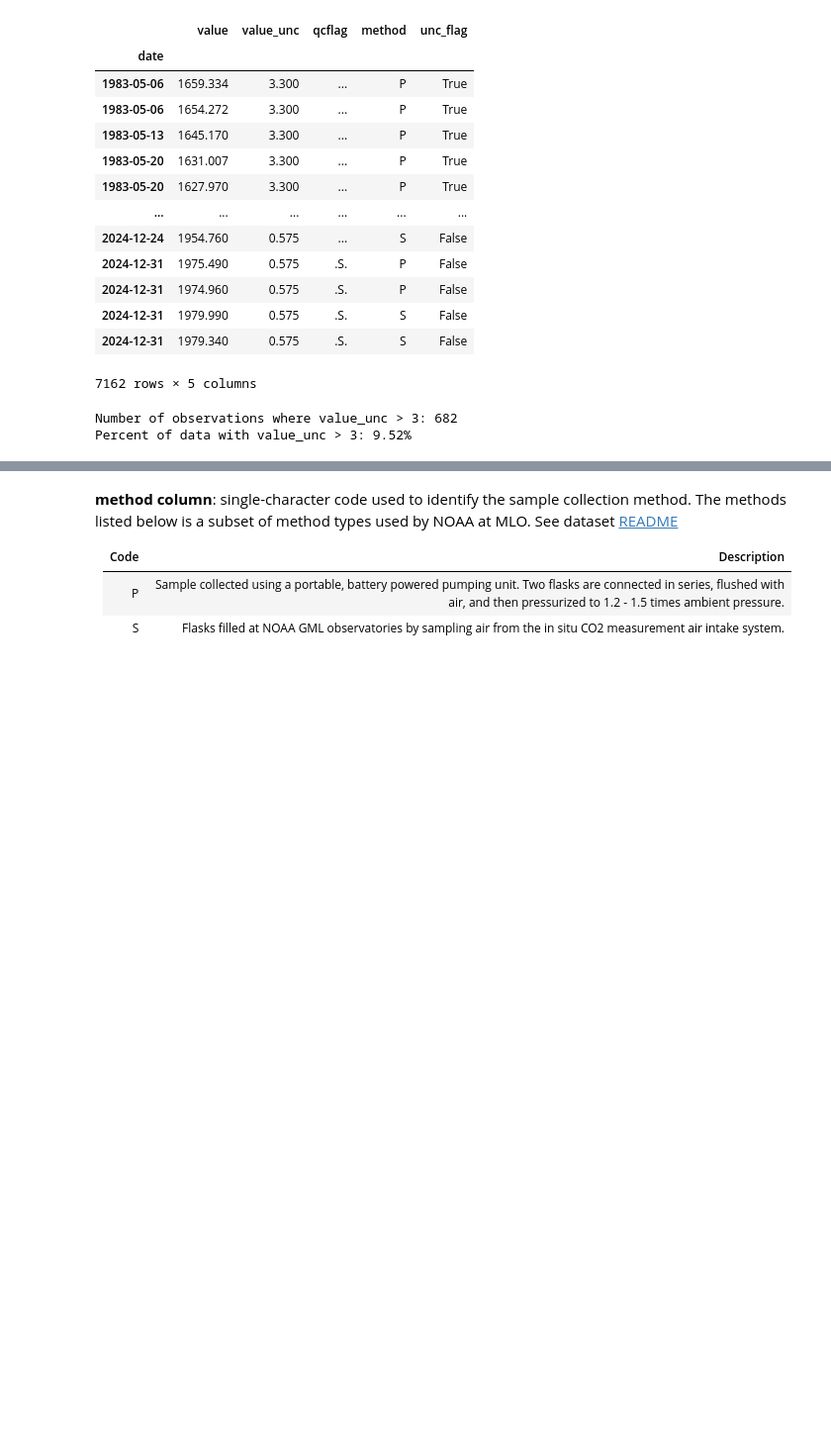
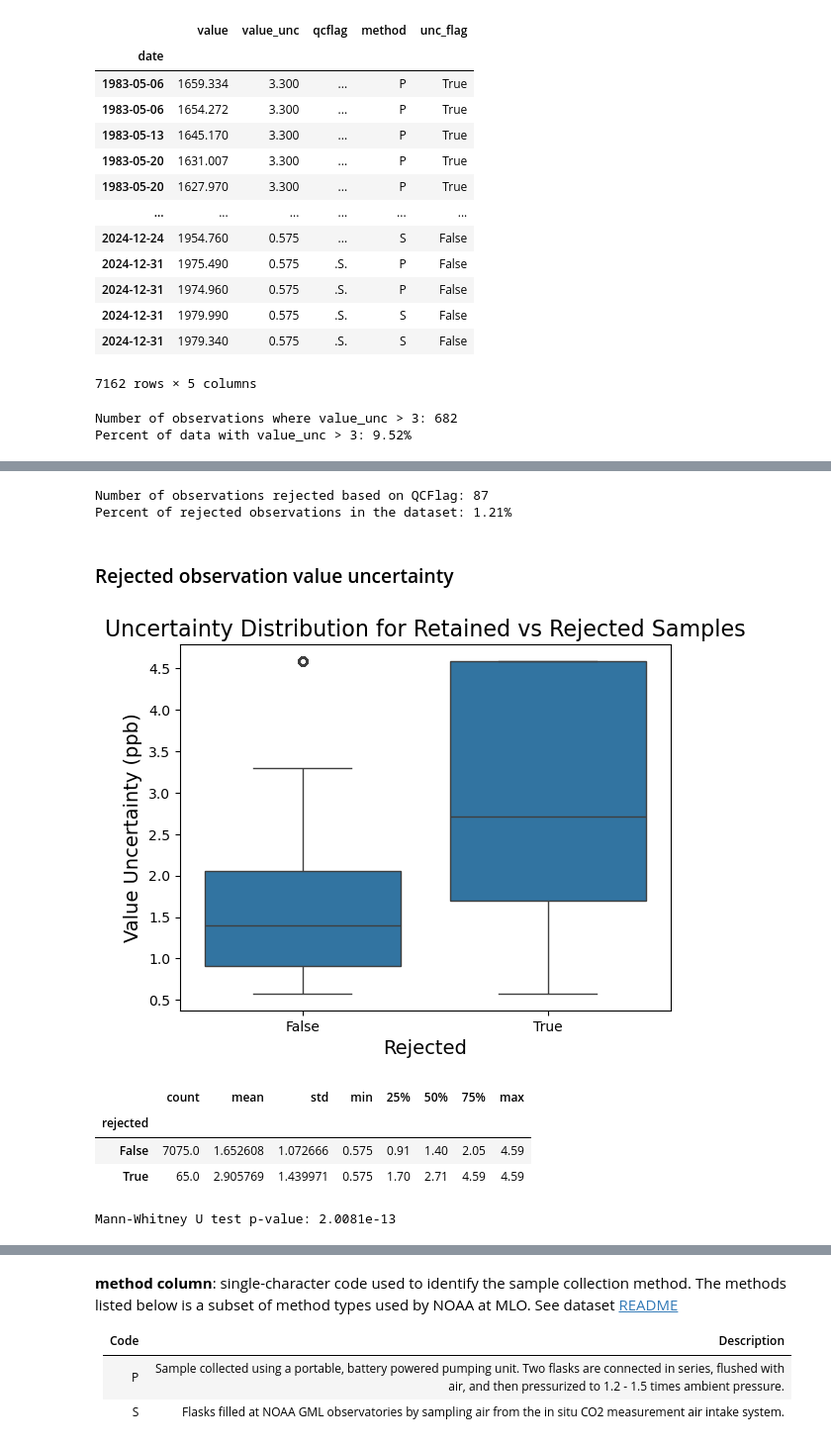
Before and after one commit to apl888/greenhouse-gas-forecasting, a Jupyter notebook: notebooks/2_ch4_eda.ipynb, the cells around one changed output, grey strips where cells are left out. Shown at 99% size. Saved outputs shown, nothing was run; the diff lists cells and outputs as text; code cells hidden in the pictures; blank space fills up the shorter version.

```diff
--- a/notebooks/2_ch4_eda.ipynb
+++ b/notebooks/2_ch4_eda.ipynb
@@ -167,0 +212,43 @@ Number of value_unc = -999.999: 22
+# %%
+# count the number of rejected observations,
+# any qcflag value where the first character of the string is not a period ('.').
+
+rejected_obs = df['qcflag'].str[0] != '.'
+print(f'Number of observations rejected based on QCFlag: {rejected_obs.sum()}')
+print(f'Percent of rejected observations in the dataset: {(rejected_obs.sum() / len(df)) * 100:.2f}%')
+# %% [output]
+Number of observations rejected based on QCFlag: 87
+Percent of rejected observations in the dataset: 1.21%
+# %% [markdown]
+### Rejected observation value uncertainty
+# %%
+# explore any correlation between rejected observations and value_unc values
+
+df['rejected'] = df['qcflag'].isin(['M..', 'C..', 'B..'])
+valid_unc = df['value_unc'] != -999.999
+
+sns.boxplot(x='rejected', y='value_unc', data=df[valid_unc])
+plt.title('Uncertainty Distribution for Retained vs Rejected Samples', fontsize=16)
+plt.ylabel('Value Uncertainty (ppb)', fontsize=14)
+plt.xlabel('Rejected', fontsize=14)
+plt.show()
+# %% [output]
+[figure, added]
+# %%
+df.loc[valid_unc].groupby('rejected')['value_unc'].describe()
+# %% [output]
+|  | count | mean | std | min | 25% | 50% | 75% | max |
+| rejected |  |  |  |  |  |  |  |  |
+| False | 7075.0 | 1.652608 | 1.072666 | 0.575 | 0.91 | 1.40 | 2.05 | 4.59 |
+| True | 65.0 | 2.905769 | 1.439971 | 0.575 | 1.70 | 2.71 | 4.59 | 4.59 |
+# %%
+# run the (nonparametric) Mann-Whitney U test to determine if the rejected group's uncertainties are greater than those of the retained observations.
+# H0 = no difference between two groups being compared
+
+rejected = df.loc[valid_unc & df['rejected'], 'value_unc']
+retained = df.loc[valid_unc & ~df['rejected'], 'value_unc']
+
+u_stat, p_value = mannwhitneyu(rejected, retained, alternative='greater')
+print(f'Mann-Whitney U test p-value: {p_value:.4e}')
+# %% [output]
+Mann-Whitney U test p-value: 2.0081e-13
```
Also changed, not shown: parts of 38 cells of this notebook.
